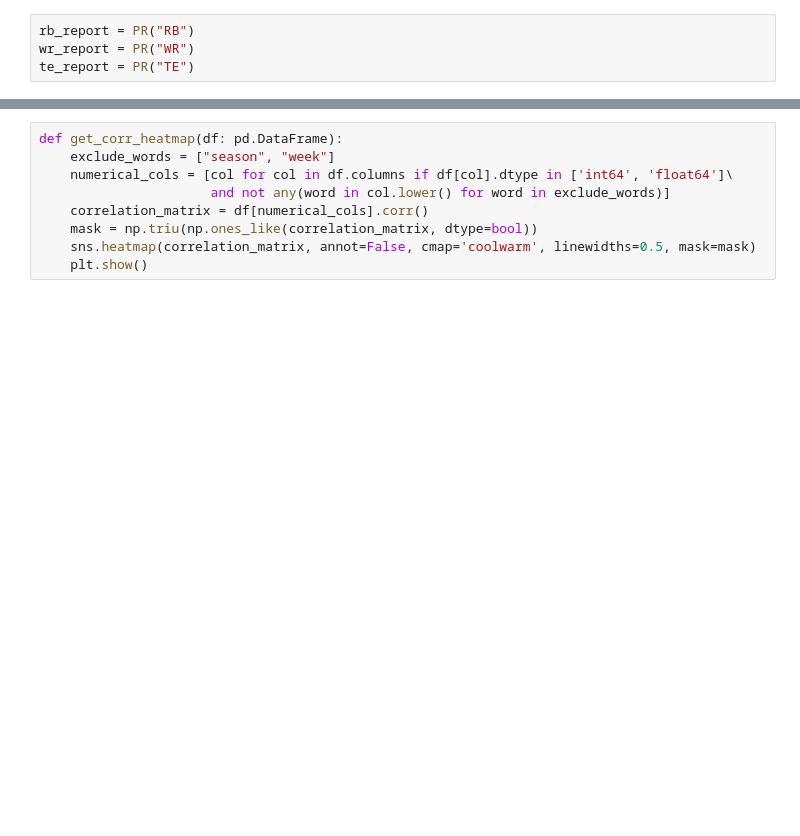
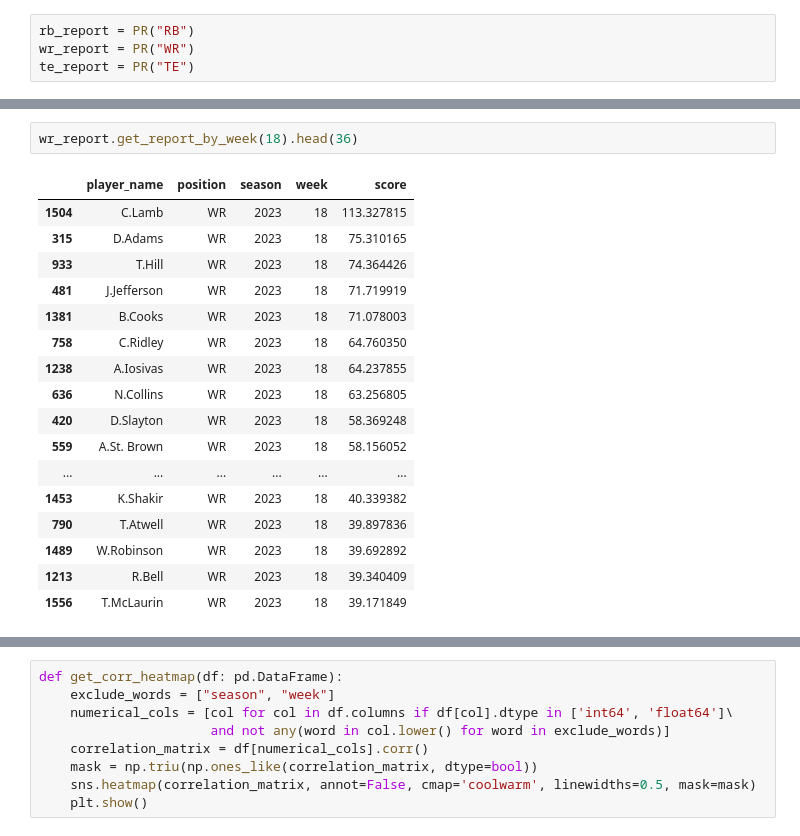
Before and after one commit to tbakely/NFL-Analysis, a Jupyter notebook: analysis.ipynb, the cells around one changed output, grey strips where cells are left out. Saved outputs shown, nothing was run; the diff lists cells and outputs as text; blank space fills up the shorter version.

```diff
--- a/analysis.ipynb
+++ b/analysis.ipynb
@@ -248,0 +235,20 @@ get_report_by_week("RB", 6).head(24)
+# %%
+wr_report.get_report_by_week(18).head(36)
+# %% [output]
+|  | player_name | position | season | week | score |
+| 1504 | C.Lamb | WR | 2023 | 18 | 113.327815 |
+| 315 | D.Adams | WR | 2023 | 18 | 75.310165 |
+| 933 | T.Hill | WR | 2023 | 18 | 74.364426 |
+| 481 | J.Jefferson | WR | 2023 | 18 | 71.719919 |
+| 1381 | B.Cooks | WR | 2023 | 18 | 71.078003 |
+| 758 | C.Ridley | WR | 2023 | 18 | 64.760350 |
+| 1238 | A.Iosivas | WR | 2023 | 18 | 64.237855 |
+| 636 | N.Collins | WR | 2023 | 18 | 63.256805 |
+| 420 | D.Slayton | WR | 2023 | 18 | 58.369248 |
+| 559 | A.St. Brown | WR | 2023 | 18 | 58.156052 |
+| ... | ... | ... | ... | ... | ... |
+| 1453 | K.Shakir | WR | 2023 | 18 | 40.339382 |
+| 790 | T.Atwell | WR | 2023 | 18 | 39.897836 |
+| 1489 | W.Robinson | WR | 2023 | 18 | 39.692892 |
+| 1213 | R.Bell | WR | 2023 | 18 | 39.340409 |
+| 1556 | T.McLaurin | WR | 2023 | 18 | 39.171849 |
```
Also changed, not shown: parts of 25 cells of this notebook, 4 other files.
